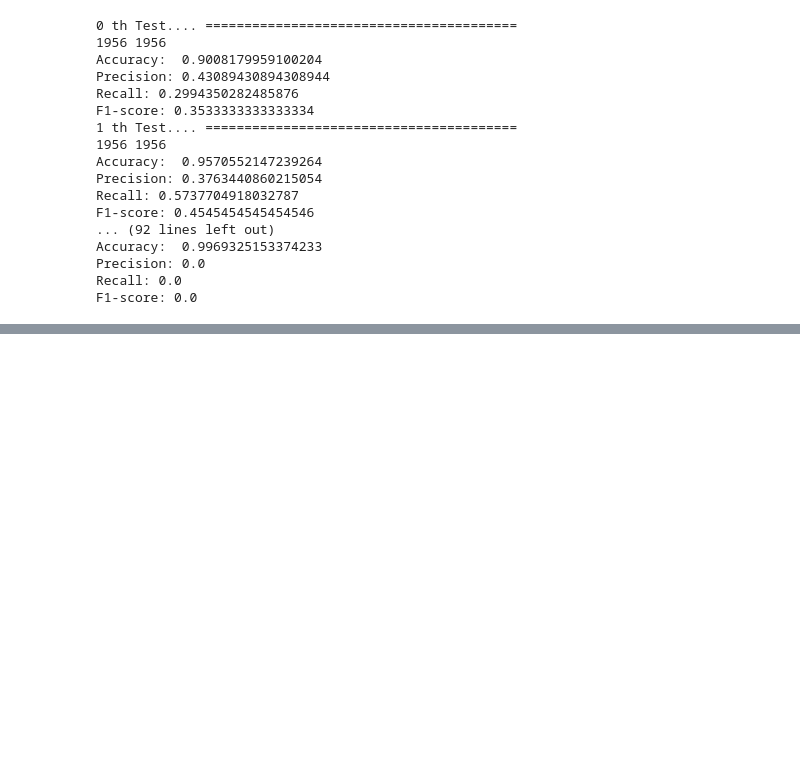
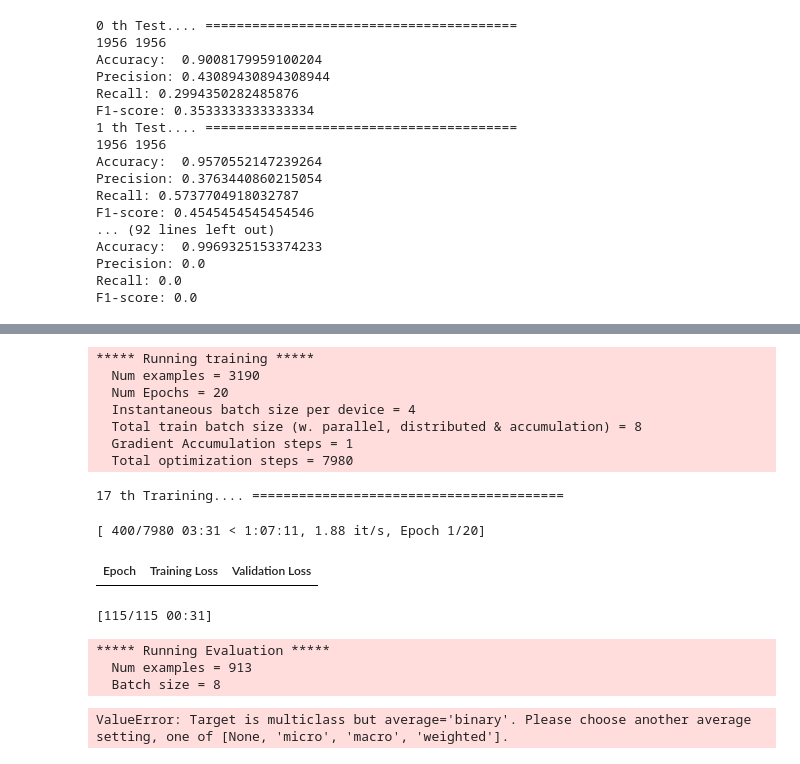
Before and after one commit to IamJunhaHwang/NLP-Project, a Jupyter notebook: model/ABSA_klue_RoBERTa_large.ipynb, the cells around one changed output, grey strips where cells are left out. Saved outputs shown, nothing was run; the diff lists cells and outputs as text; code cells hidden in the pictures; blank space fills up the shorter version.

```diff
--- a/model/ABSA_klue_RoBERTa_large.ipynb
+++ b/model/ABSA_klue_RoBERTa_large.ipynb
@@ -817,0 +787,4 @@ F1-score: 0.0
+# %%
+MODEL_NAME = 'klue/roberta-large'
+tmp_model = AutoModelForSequenceClassification.from_pretrained(MODEL_NAME, num_labels=3)
+tmp_model.resize_token_embeddings(tokenizer.vocab_size + num_added_toks)
@@ -817,0 +810,49 @@ F1-score: 0.0
+# %%
+odir = '/mnt/HDD4T/egg2018037024/ABSA_pol'
+
+training_ars = TrainingArguments(
+output_dir=odir,
+num_train_epochs=20,
+#    max_steps=5000,
+per_device_train_batch_size=4,
+per_device_eval_batch_size=4,
+save_total_limit=5,
+save_strategy = "epoch",
+#    save_steps=1000,
+learning_rate=1e-6,
+weight_decay=0.01,
+#    eval_steps=1000,
+evaluation_strategy='epoch',
+metric_for_best_model = 'f1',
+load_best_model_at_end = True,
+)
+
+trainer = Trainer(
+model=tmp_model,
+args=training_ars,
+train_dataset=POL_klue_sets,
+eval_dataset=dev_POL_klue_sets,
+tokenizer=tokenizer,
+compute_metrics=compute_metrics,
+callbacks = [EarlyStoppingCallback(early_stopping_patience=4)]
+)
+
+print(i, "th Trarining.... ========================================")
+trainer.train()
+tmp_model.save_pretrained(odir + "_best")
+# %% [output]
+***** Running training *****
+  Num examples = 3190
+  Num Epochs = 20
+  Instantaneous batch size per device = 4
+  Total train batch size (w. parallel, distributed & accumulation) = 8
+  Gradient Accumulation steps = 1
+  Total optimization steps = 7980
+17 th Trarining.... ========================================
+[ 400/7980 03:31 < 1:07:11, 1.88 it/s, Epoch 1/20]
+| Epoch | Training Loss | Validation Loss |
+[115/115 00:31]
+***** Running Evaluation *****
+  Num examples = 913
+  Batch size = 8
+ValueError: Target is multiclass but average='binary'. Please choose another average setting, one of [None, 'micro', 'macro', 'weighted'].
```
Also changed, not shown: parts of 4 cells of this notebook.
